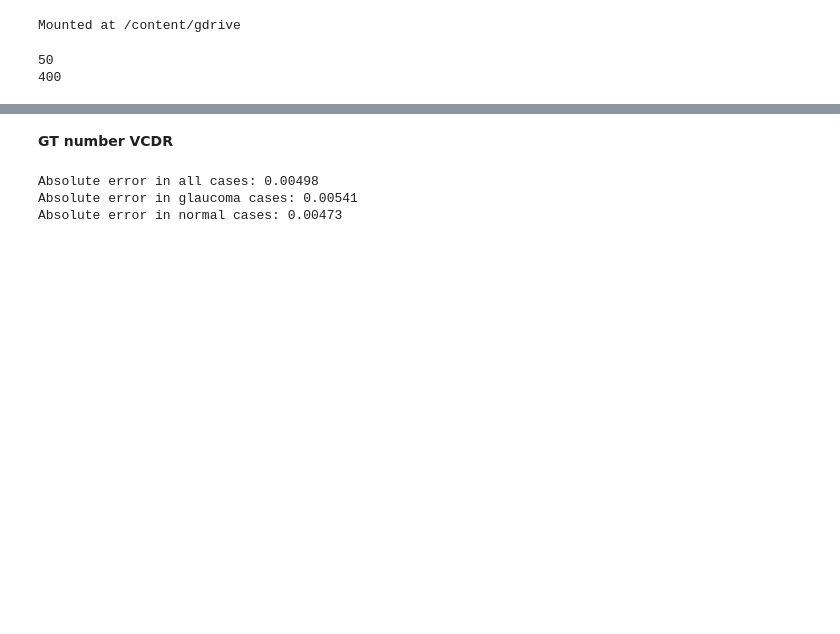
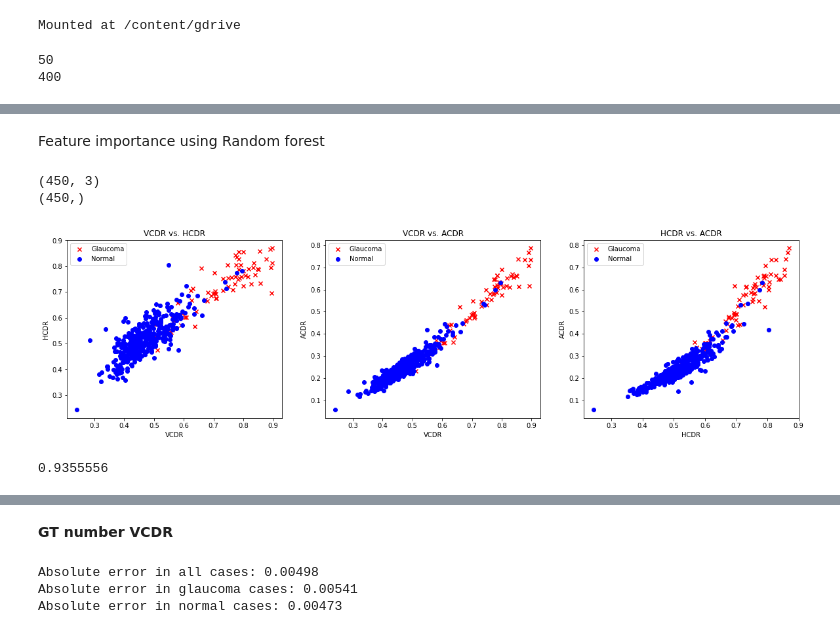
Before and after one commit to anasnafis77/Glaucoma-Detection-UNet, a Jupyter notebook: Glaucoma_inference.ipynb, the cells around one changed output, grey strips where cells are left out. Saved outputs shown, nothing was run; the diff lists cells and outputs as text; code cells hidden in the pictures; blank space fills up the shorter version.

```diff
--- a/Glaucoma_inference.ipynb
+++ b/Glaucoma_inference.ipynb
@@ -88,3 +115,53 @@ def sorting_xy(x, y):
   ys = list(ys)
 
   return xs, ys
+# %% [markdown]
+Feature importance using Random forest
+# %%
+X = inf_df[['VCDR GT', 'HCDR GT', 'ACDR GT']].to_numpy()
+y = inf_df['tag'].to_numpy()
+from sklearn import preprocessing
+le = preprocessing.LabelEncoder()
+le.fit(y)
+y = le.transform(y)
+
+print(X.shape)
+print(y.shape)
+# %% [output]
+(450, 3)
+(450,)
+# %%
+fig, ax = plt.subplots(1, 3, figsize=(20, 5))
+ax[0].scatter(x=inf_df.loc[inf_df['tag']=='Glaucoma']['VCDR GT'],
+            y=inf_df.loc[inf_df['tag']=='Glaucoma']['HCDR GT'],
+            marker='x', color ='r', label='Glaucoma')
+ax[0].scatter(x=inf_df.loc[inf_df['tag']=='Normal']['VCDR GT'],
+            y=inf_df.loc[inf_df['tag']=='Normal']['HCDR GT'],
+            marker='o', color ='b', label='Normal')
+ax[0].set_title('VCDR vs. HCDR')
+ax[0].set_xlabel('VCDR')
+ax[0].set_ylabel('HCDR')
+ax[0].legend()
+ax[1].scatter(x=inf_df.loc[inf_df['tag']=='Glaucoma']['VCDR GT'],
+            y=inf_df.loc[inf_df['tag']=='Glaucoma']['ACDR GT'],
+            marker='x', color ='r', label='Glaucoma')
+ax[1].scatter(x=inf_df.loc[inf_df['tag']=='Normal']['VCDR GT'],
+            y=inf_df.loc[inf_df['tag']=='Normal']['ACDR GT'],
+            marker='o', color ='b', label='Normal')
+ax[1].set_title('VCDR vs. ACDR')
+ax[1].set_xlabel('VCDR')
+ax[1].set_ylabel('ACDR')
+ax[1].legend()
+ax[2].scatter(x=inf_df.loc[inf_df['tag']=='Glaucoma']['HCDR GT'],
+            y=inf_df.loc[inf_df['tag']=='Glaucoma']['ACDR GT'],
+            marker='x', color ='r', label='Glaucoma')
+ax[2].scatter(x=inf_df.loc[inf_df['tag']=='Normal']['HCDR GT'],
+            y=inf_df.loc[inf_df['tag']=='Normal']['ACDR GT'],
+            marker='o', color ='b', label='Normal')
+ax[2].set_title('HCDR vs. ACDR')
+ax[2].set_xlabel('HCDR')
+ax[2].set_ylabel('ACDR')
+ax[2].legend()
+plt.show()
+# %% [output]
+[figure, added]
@@ -90,0 +178,9 @@ def sorting_xy(x, y):
+# %%
+import tensorflow as tf
+y_pred = threshold_pred(inf_df['VCDR'], threshold=0.63)
+y_pred = le.transform(y_pred)
+acc_m = tf.keras.metrics.BinaryAccuracy()
+acc_m.update_state(y_pred, y)
+print(acc_m.result().numpy())
+# %% [output]
+0.9355556
```
Also changed, not shown: parts of 16 cells of this notebook.
